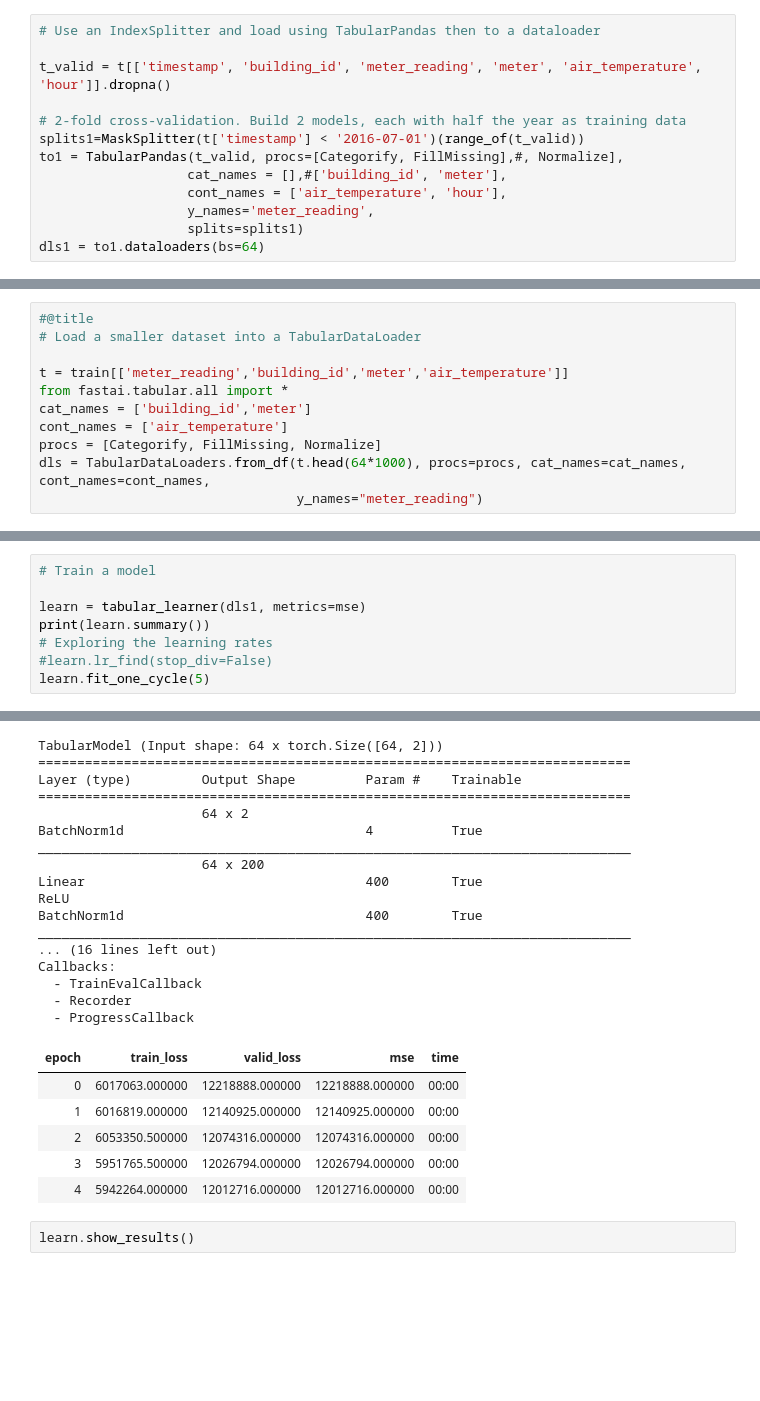
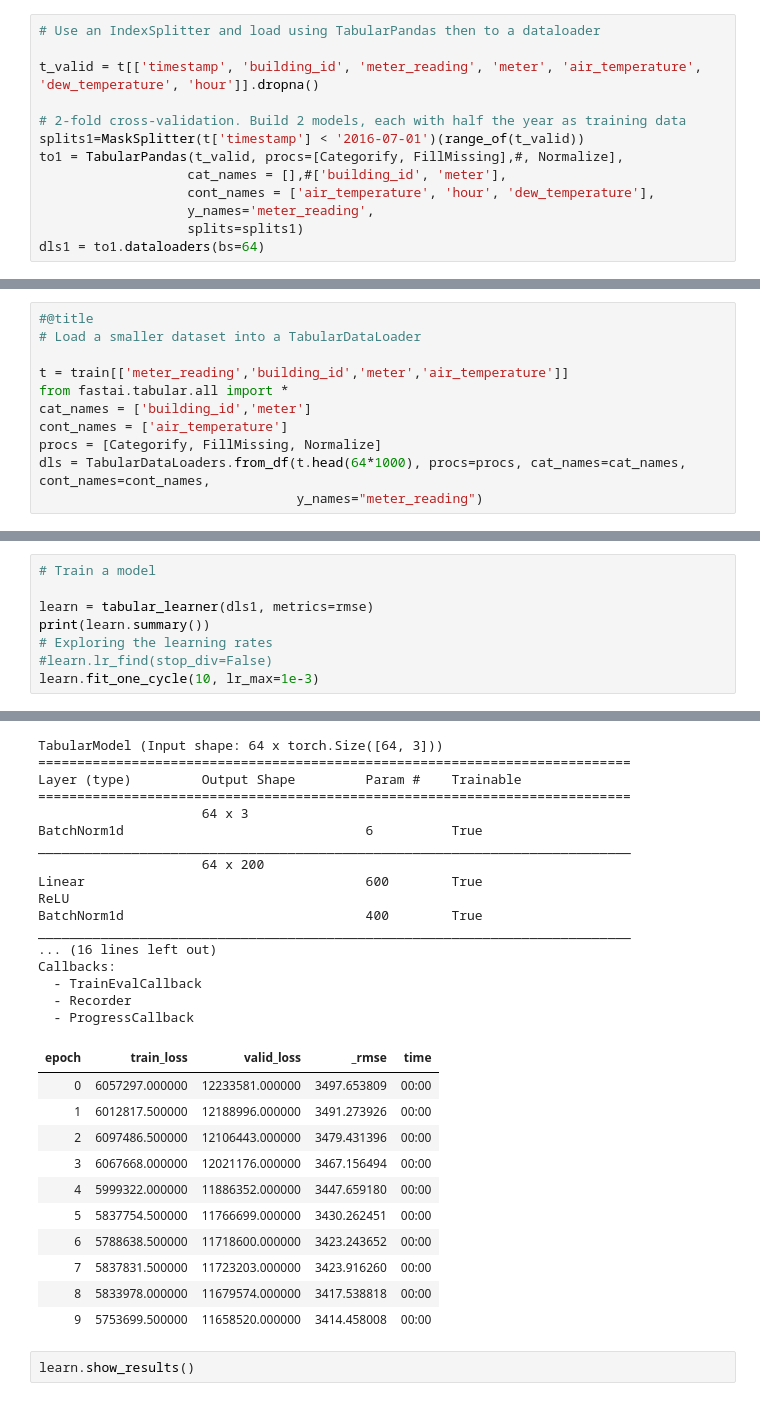
Before and after one commit to fastai-energetic-engineering/ashrae, a Jupyter notebook: ASHRAE_energy_fastai.ipynb, the cells around one changed output, grey strips where cells are left out. Cells and saved outputs as stored; diff of their text form; blank space fills up the shorter version.

Commit message:
Added dew_temperature

```diff
--- a/ASHRAE_energy_fastai.ipynb
+++ b/ASHRAE_energy_fastai.ipynb
@@ -157,13 +157,13 @@ t[['timestamp', 'meter_reading']].set_index('timestamp').plot()
 # %%
 # Use an IndexSplitter and load using TabularPandas then to a dataloader
 
-t_valid = t[['timestamp', 'building_id', 'meter_reading', 'meter', 'air_temperature', 'hour']].dropna()
+t_valid = t[['timestamp', 'building_id', 'meter_reading', 'meter', 'air_temperature', 'dew_temperature', 'hour']].dropna()
 
 # 2-fold cross-validation. Build 2 models, each with half the year as training data
 splits1=MaskSplitter(t['timestamp'] < '2016-07-01')(range_of(t_valid))
 to1 = TabularPandas(t_valid, procs=[Categorify, FillMissing],#, Normalize],
                    cat_names = [],#['building_id', 'meter'],
-                   cont_names = ['air_temperature', 'hour'],
+                   cont_names = ['air_temperature', 'hour', 'dew_temperature'],
                    y_names='meter_reading',
                    splits=splits1)
 dls1 = to1.dataloaders(bs=64)
@@ -207,36 +207,41 @@ dls1.show_batch()
 # %%
 # Train a model
 
-learn = tabular_learner(dls1, metrics=mse)
+learn = tabular_learner(dls1, metrics=rmse)
 print(learn.summary())
 # Exploring the learning rates
 #learn.lr_find(stop_div=False)
-learn.fit_one_cycle(5)
+learn.fit_one_cycle(10, lr_max=1e-3)
 # %% [output]
 [interactive output not drawn]
-TabularModel (Input shape: 64 x torch.Size([64, 2]))
+TabularModel (Input shape: 64 x torch.Size([64, 3]))
 ============================================================================
 Layer (type)         Output Shape         Param #    Trainable
 ============================================================================
-                     64 x 2
-BatchNorm1d                               4          True
+                     64 x 3
+BatchNorm1d                               6          True
 ____________________________________________________________________________
                      64 x 200
-Linear                                    400        True
+Linear                                    600        True
 ReLU
 BatchNorm1d                               400        True
 ____________________________________________________________________________
 ... (16 lines left out)
 Callbacks:
   - TrainEvalCallback
   - Recorder
   - ProgressCallback
-| epoch | train_loss | valid_loss | mse | time |
-| 0 | 6017063.000000 | 12218888.000000 | 12218888.000000 | 00:00 |
-| 1 | 6016819.000000 | 12140925.000000 | 12140925.000000 | 00:00 |
-| 2 | 6053350.500000 | 12074316.000000 | 12074316.000000 | 00:00 |
-| 3 | 5951765.500000 | 12026794.000000 | 12026794.000000 | 00:00 |
-| 4 | 5942264.000000 | 12012716.000000 | 12012716.000000 | 00:00 |
+| epoch | train_loss | valid_loss | _rmse | time |
+| 0 | 6057297.000000 | 12233581.000000 | 3497.653809 | 00:00 |
+| 1 | 6012817.500000 | 12188996.000000 | 3491.273926 | 00:00 |
+| 2 | 6097486.500000 | 12106443.000000 | 3479.431396 | 00:00 |
+| 3 | 6067668.000000 | 12021176.000000 | 3467.156494 | 00:00 |
+| 4 | 5999322.000000 | 11886352.000000 | 3447.659180 | 00:00 |
+| 5 | 5837754.500000 | 11766699.000000 | 3430.262451 | 00:00 |
+| 6 | 5788638.500000 | 11718600.000000 | 3423.243652 | 00:00 |
+| 7 | 5837831.500000 | 11723203.000000 | 3423.916260 | 00:00 |
+| 8 | 5833978.000000 | 11679574.000000 | 3417.538818 | 00:00 |
+| 9 | 5753699.500000 | 11658520.000000 | 3414.458008 | 00:00 |
 # %%
 learn.show_results()
 # %% [output]
```
Also changed, not shown: parts of 3 cells of this notebook.
